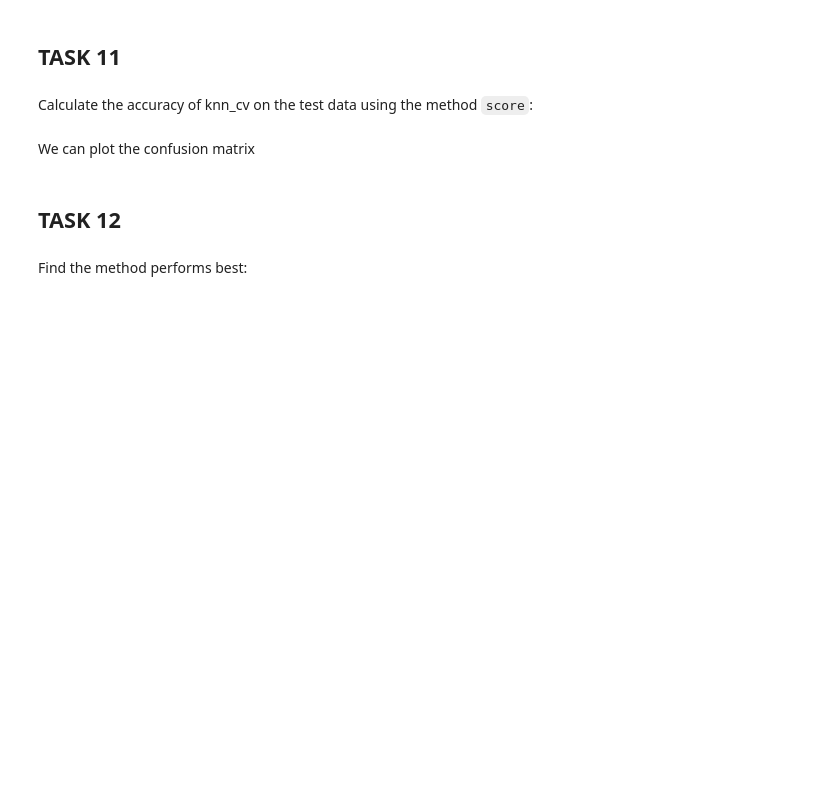
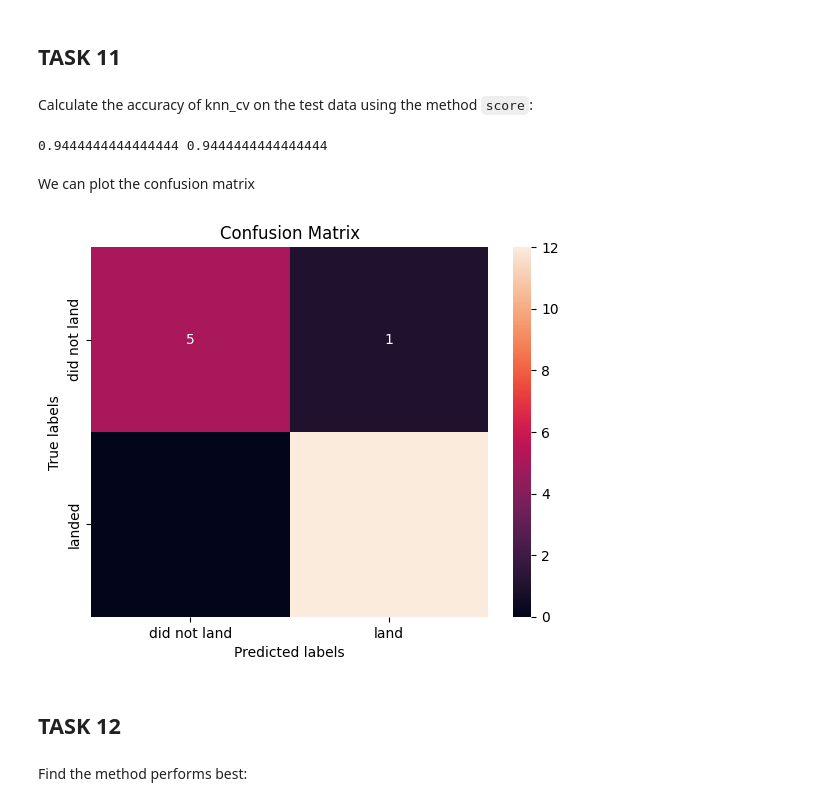
Before and after one commit to Hasansarwer/Applied-Data-Science-Capstone, a Jupyter notebook: SpaceX_Machine_Learning_Prediction_Part_5.jupyterlite.ipynb, the cells around one changed output. Drawn from its saved outputs; the diff is of its cells as text; code cells hidden in the pictures; blank space fills up the shorter version.

```diff
--- a/SpaceX_Machine_Learning_Prediction_Part_5.jupyterlite.ipynb
+++ b/SpaceX_Machine_Learning_Prediction_Part_5.jupyterlite.ipynb
@@ -254,3 +320,6 @@ parameters = {'n_neighbors': [1, 2, 3, 4, 5, 6, 7, 8, 9, 10],
               'p': [1,2]}
 
 KNN = KNeighborsClassifier()
+# %%
+knn_cv = GridSearchCV(KNN, parameters, cv=10)
+knn_cv.fit(X_train, y_train)
@@ -261,11 +338,19 @@ print("accuracy :",knn_cv.best_score_)
 ## TASK  11
 # %% [markdown]
 Calculate the accuracy of knn_cv on the test data using the method <code>score</code>:
+# %%
+test_accuracy = knn_cv.score(X_test, y_test)
+score = accuracy_score(y_test, yhat)
+print(test_accuracy, score)
+# %% [output]
+0.9444444444444444 0.9444444444444444
 # %% [markdown]
 We can plot the confusion matrix
 # %%
 yhat = knn_cv.predict(X_test)
-plot_confusion_matrix(Y_test,yhat)
+plot_confusion_matrix(y_test,yhat)
+# %% [output]
+[figure, added]
 # %% [markdown]
 ## TASK  12
 # %% [markdown]
```
Also changed, not shown: parts of 15 cells of this notebook.
